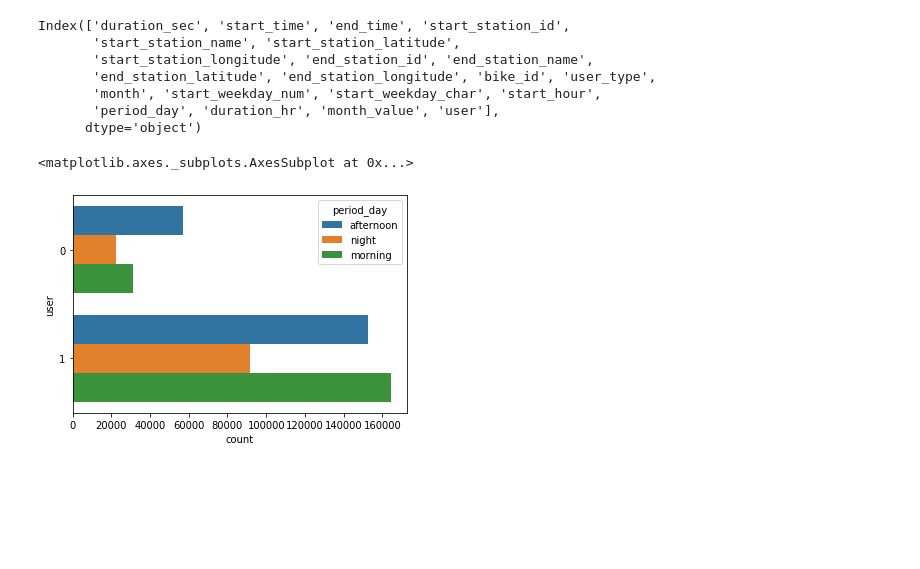
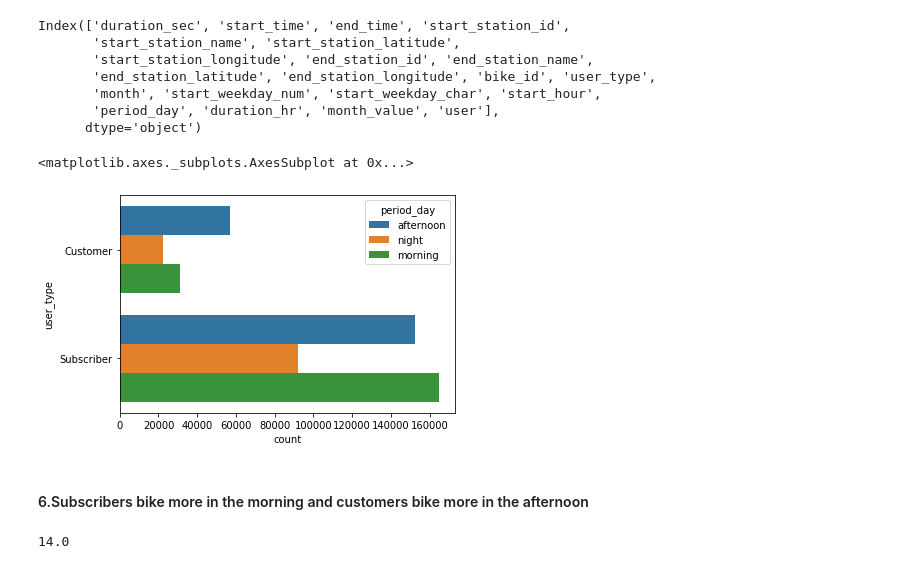
Before and after one commit to Siddharth1698/Ford-GoBike-Data-Visualization, a Jupyter notebook: exploration.ipynb, the cells around one changed output. Cells and saved outputs as stored; diff of their text form; code cells hidden in the pictures; blank space fills up the shorter version.

Commit message:
multivariate visualization

```diff
--- a/exploration.ipynb
+++ b/exploration.ipynb
@@ -406,7 +406,7 @@ Index(['duration_sec', 'start_time', 'end_time', 'start_station_id',
        'period_day', 'duration_hr', 'month_value', 'user'],
       dtype='object')
 # %%
-sb.countplot(data = df, y = 'user', hue = 'period_day')
+sb.countplot(data = df, y = 'user_type', hue = 'period_day')
 # %% [output]
 <matplotlib.axes._subplots.AxesSubplot at 0x...>
-[figure, old version]
+[figure, new version]
@@ -414,0 +413,6 @@ sb.countplot(data = df, y = 'user', hue = 'period_day')
+# %% [markdown]
+#### 6.Subscribers bike more in the morning and customers bike more in the afternoon
+# %%
+df.start_hour.median()
+# %% [output]
+14.0
```
Also changed, not shown: parts of 7 cells of this notebook.
